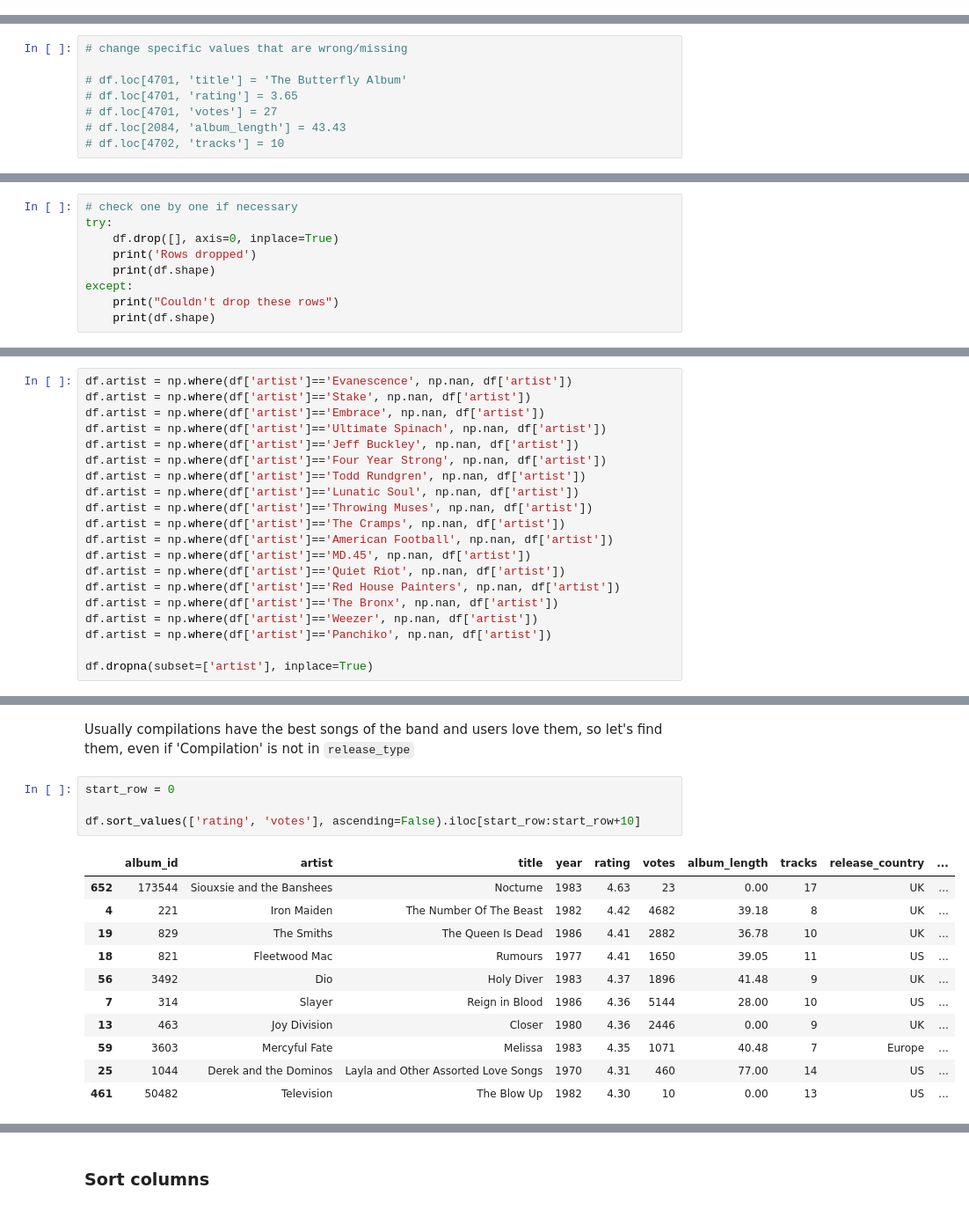
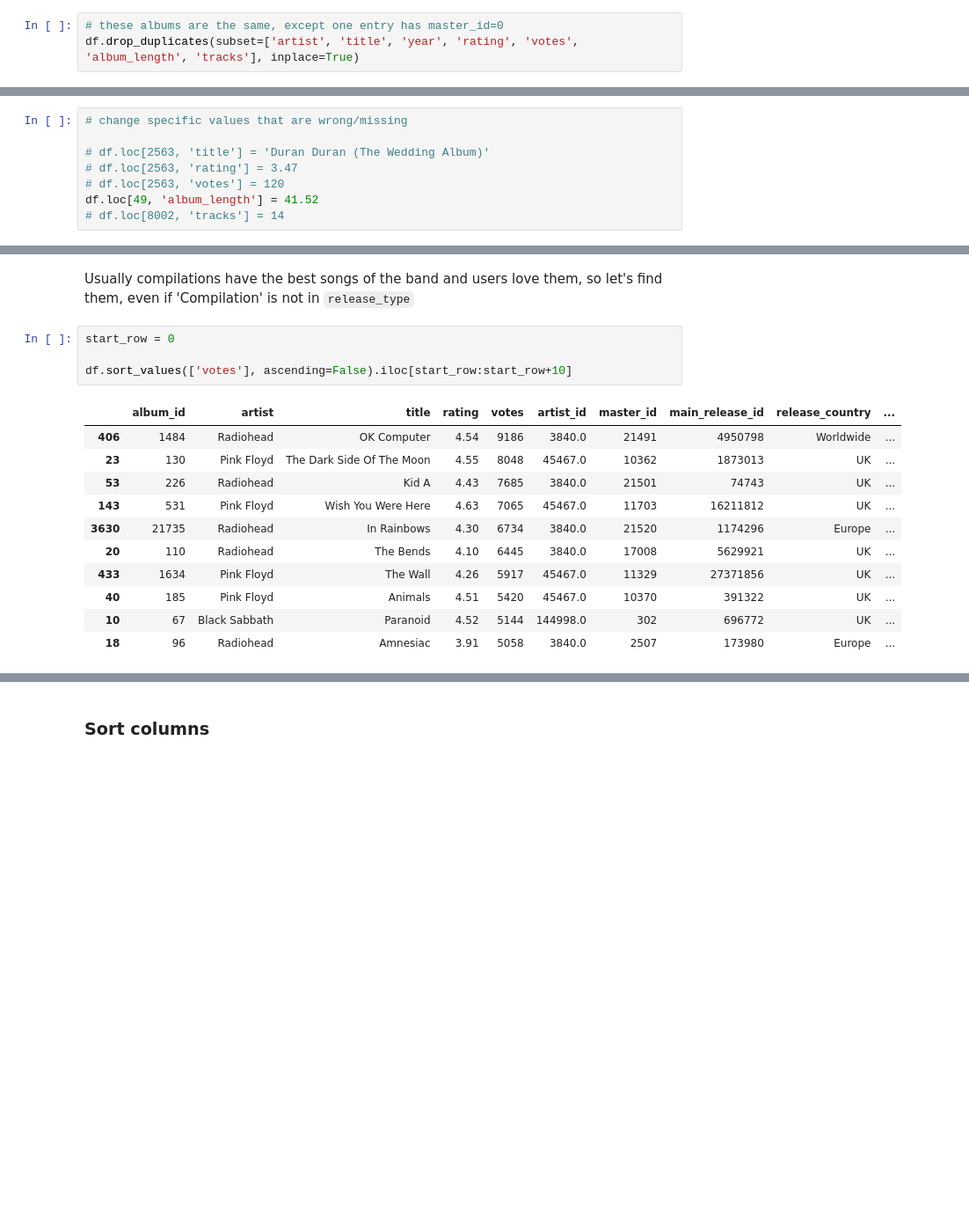
Before and after one commit to arnauog/what_the_rock, a Jupyter notebook: merges.ipynb, the cells around one changed output, grey strips where cells are left out. Shown at 88% size. Saved outputs shown, nothing was run; the diff lists cells and outputs as text; blank space fills up the shorter version.

```diff
--- a/merges.ipynb
+++ b/merges.ipynb
@@ -666,0 +675,3 @@ df[['artist', 'title']].duplicated().sum()
+# %%
+# these albums are the same, except one entry has master_id=0
+df.drop_duplicates(subset=['artist', 'title', 'year', 'rating', 'votes', 'album_length', 'tracks'], inplace=True)
@@ -703,10 +720,10 @@ df_ratings_top[df_ratings_top['artist']=='The House of Love']
 # %%
 # change specific values that are wrong/missing
 
-# df.loc[4701, 'title'] = 'The Butterfly Album'
-# df.loc[4701, 'rating'] = 3.65
-# df.loc[4701, 'votes'] = 27
-# df.loc[2084, 'album_length'] = 43.43
-# df.loc[4702, 'tracks'] = 10
+# df.loc[2563, 'title'] = 'Duran Duran (The Wedding Album)'
+# df.loc[2563, 'rating'] = 3.47
+# df.loc[2563, 'votes'] = 120
+df.loc[49, 'album_length'] = 41.52
+# df.loc[8002, 'tracks'] = 14
 # %%
 # calculate the decimals of the album length (seconds)
@@ -716,9 +732,0 @@ df_ratings_top[df_ratings_top['artist']=='The House of Love']
-# %%
-# check one by one if necessary
-try:
-    df.drop([], axis=0, inplace=True)
-    print('Rows dropped')
-    print(df.shape)
-except:
-    print("Couldn't drop these rows")
-    print(df.shape)
@@ -752,20 +755,0 @@ While checking online for these duplicated albums, I can see the country of orig
-# %%
-df.artist = np.where(df['artist']=='Evanescence', np.nan, df['artist'])
-df.artist = np.where(df['artist']=='Stake', np.nan, df['artist'])
-df.artist = np.where(df['artist']=='Embrace', np.nan, df['artist'])
-df.artist = np.where(df['artist']=='Ultimate Spinach', np.nan, df['artist'])
-df.artist = np.where(df['artist']=='Jeff Buckley', np.nan, df['artist'])
-df.artist = np.where(df['artist']=='Four Year Strong', np.nan, df['artist'])
-df.artist = np.where(df['artist']=='Todd Rundgren', np.nan, df['artist'])
-df.artist = np.where(df['artist']=='Lunatic Soul', np.nan, df['artist'])
-df.artist = np.where(df['artist']=='Throwing Muses', np.nan, df['artist'])
-df.artist = np.where(df['artist']=='The Cramps', np.nan, df['artist'])
-df.artist = np.where(df['artist']=='American Football', np.nan, df['artist'])
-df.artist = np.where(df['artist']=='MD.45', np.nan, df['artist'])
-df.artist = np.where(df['artist']=='Quiet Riot', np.nan, df['artist'])
-df.artist = np.where(df['artist']=='Red House Painters', np.nan, df['artist'])
-df.artist = np.where(df['artist']=='The Bronx', np.nan, df['artist'])
-df.artist = np.where(df['artist']=='Weezer', np.nan, df['artist'])
-df.artist = np.where(df['artist']=='Panchiko', np.nan, df['artist'])
-
-df.dropna(subset=['artist'], inplace=True)
@@ -831,19 +812,19 @@ Usually compilations have the best songs of the band and users love them, so let
 # %%
 start_row = 0
 
-df.sort_values(['rating', 'votes'], ascending=False).iloc[start_row:start_row+10]
+df.sort_values(['votes'], ascending=False).iloc[start_row:start_row+10]
 # %% [output]
-|  | album_id | artist | title | year | rating | votes | album_length | tracks | release_country | ... |
-| 652 | 173544 | Siouxsie and the Banshees | Nocturne | 1983 | 4.63 | 23 | 0.00 | 17 | UK | ... |
-| 4 | 221 | Iron Maiden | The Number Of The Beast | 1982 | 4.42 | 4682 | 39.18 | 8 | UK | ... |
-| 19 | 829 | The Smiths | The Queen Is Dead | 1986 | 4.41 | 2882 | 36.78 | 10 | UK | ... |
-| 18 | 821 | Fleetwood Mac | Rumours | 1977 | 4.41 | 1650 | 39.05 | 11 | US | ... |
-| 56 | 3492 | Dio | Holy Diver | 1983 | 4.37 | 1896 | 41.48 | 9 | UK | ... |
-| 7 | 314 | Slayer | Reign in Blood | 1986 | 4.36 | 5144 | 28.00 | 10 | US | ... |
-| 13 | 463 | Joy Division | Closer | 1980 | 4.36 | 2446 | 0.00 | 9 | UK | ... |
-| 59 | 3603 | Mercyful Fate | Melissa | 1983 | 4.35 | 1071 | 40.48 | 7 | Europe | ... |
-| 25 | 1044 | Derek and the Dominos | Layla and Other Assorted Love Songs | 1970 | 4.31 | 460 | 77.00 | 14 | US | ... |
-| 461 | 50482 | Television | The Blow Up | 1982 | 4.30 | 10 | 0.00 | 13 | US | ... |
+|  | album_id | artist | title | rating | votes | artist_id | master_id | main_release_id | release_country | ... |
+| 406 | 1484 | Radiohead | OK Computer | 4.54 | 9186 | 3840.0 | 21491 | 4950798 | Worldwide | ... |
+| 23 | 130 | Pink Floyd | The Dark Side Of The Moon | 4.55 | 8048 | 45467.0 | 10362 | 1873013 | UK | ... |
+| 53 | 226 | Radiohead | Kid A | 4.43 | 7685 | 3840.0 | 21501 | 74743 | UK | ... |
+| 143 | 531 | Pink Floyd | Wish You Were Here | 4.63 | 7065 | 45467.0 | 11703 | 16211812 | UK | ... |
+| 3630 | 21735 | Radiohead | In Rainbows | 4.30 | 6734 | 3840.0 | 21520 | 1174296 | Europe | ... |
+| 20 | 110 | Radiohead | The Bends | 4.10 | 6445 | 3840.0 | 17008 | 5629921 | UK | ... |
+| 433 | 1634 | Pink Floyd | The Wall | 4.26 | 5917 | 45467.0 | 11329 | 27371856 | UK | ... |
+| 40 | 185 | Pink Floyd | Animals | 4.51 | 5420 | 45467.0 | 10370 | 391322 | UK | ... |
+| 10 | 67 | Black Sabbath | Paranoid | 4.52 | 5144 | 144998.0 | 302 | 696772 | UK | ... |
+| 18 | 96 | Radiohead | Amnesiac | 3.91 | 5058 | 3840.0 | 2507 | 173980 | Europe | ... |
 # %%
 # check one by one if necessary
 try:
```
Also changed, not shown: parts of 81 cells of this notebook, 8 other files.
